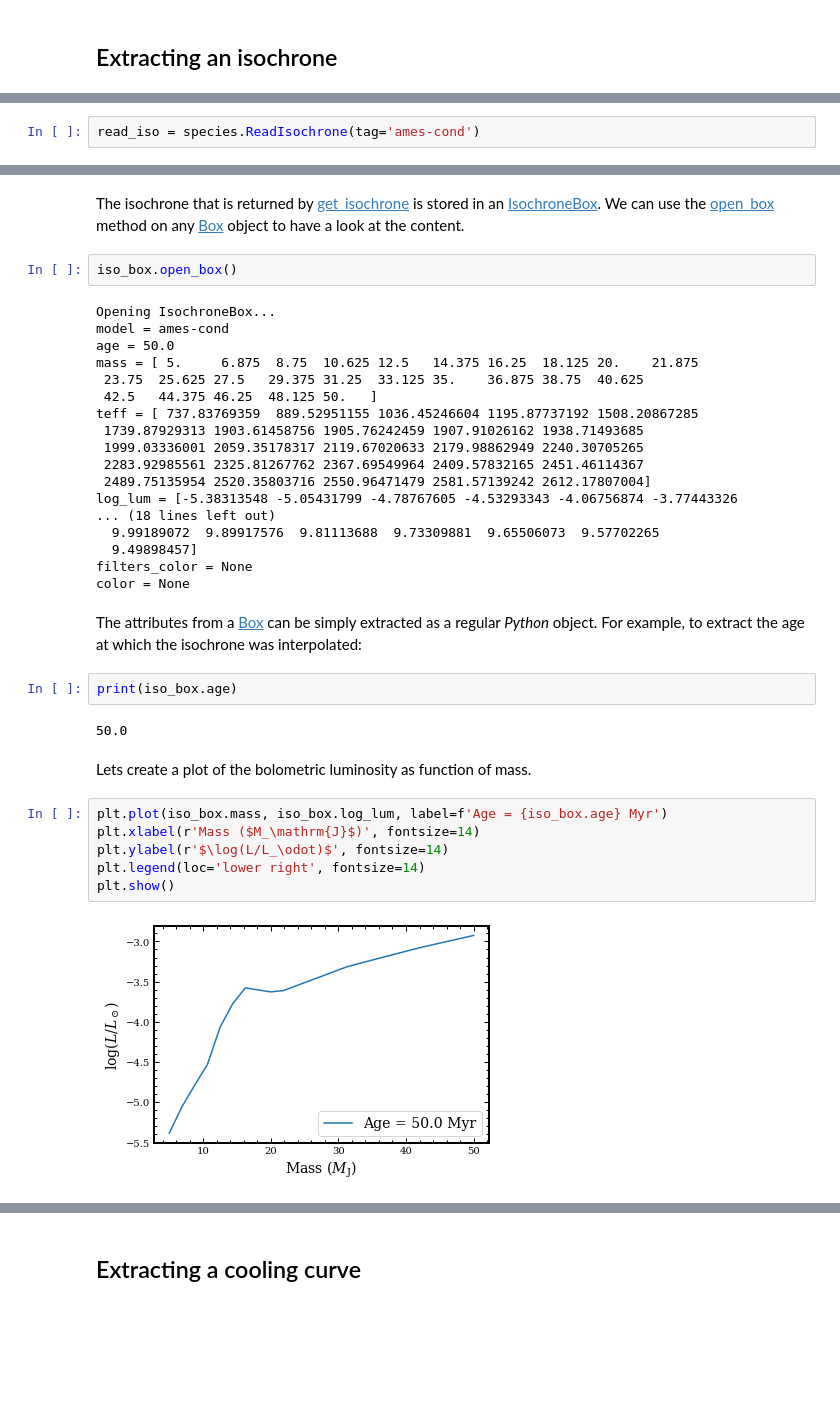
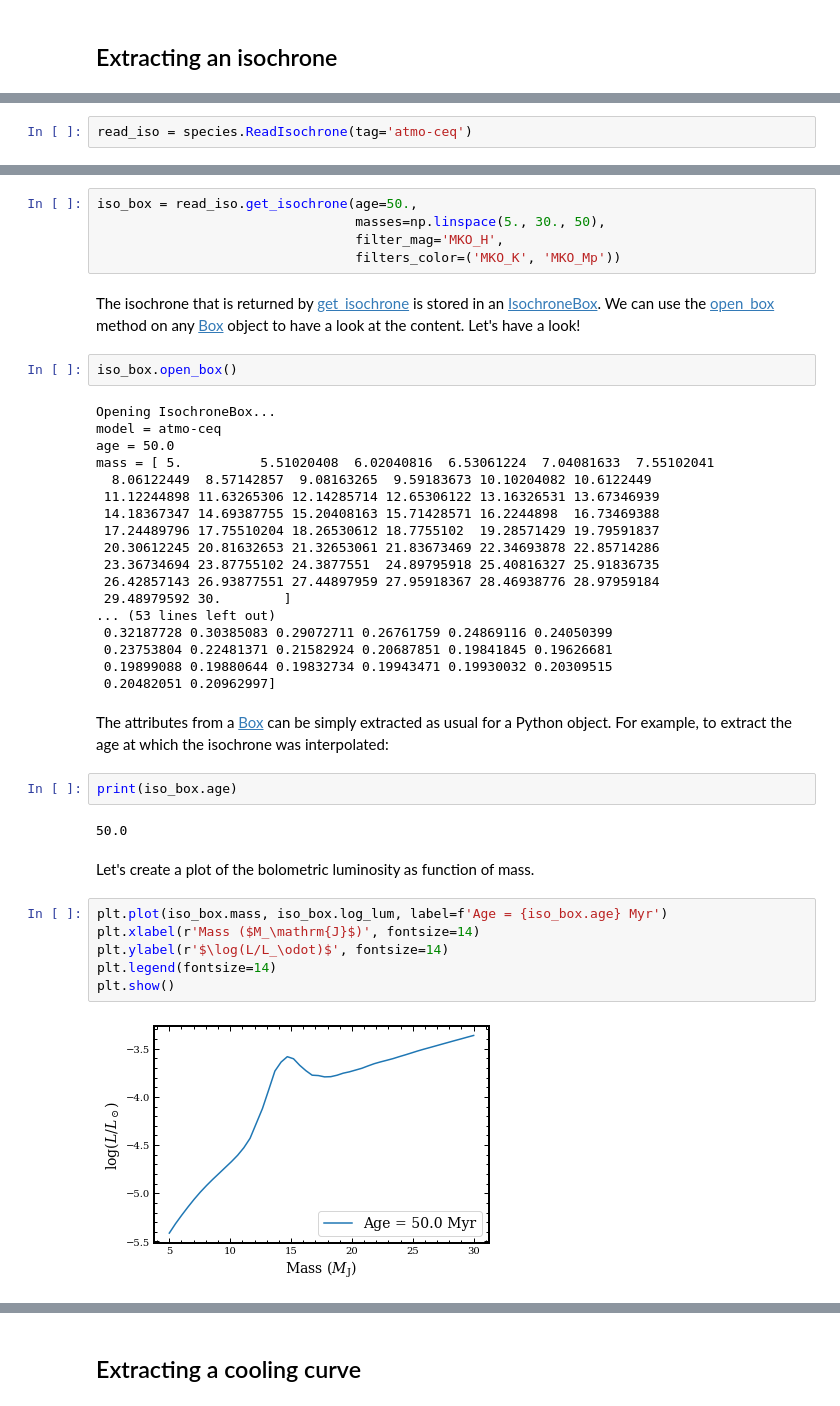
Before and after one commit to tomasstolker/species, a Jupyter notebook: docs/tutorials/read_isochrone.ipynb, the cells around one changed output, grey strips where cells are left out. Drawn from its saved outputs; the diff is of its cells as text; blank space fills up the shorter version.

```diff
--- a/docs/tutorials/read_isochrone.ipynb
+++ b/docs/tutorials/read_isochrone.ipynb
@@ -46,2 +50,2 @@ We can now read the evolutionary data from the database by creating an instance
 # %%
-read_iso = species.ReadIsochrone(tag='ames-cond')
+read_iso = species.ReadIsochrone(tag='atmo-ceq')
@@ -55,38 +60,43 @@ iso_box = read_iso.get_isochrone(age=50.,
+# %%
+iso_box = read_iso.get_isochrone(age=50.,
+                                 masses=np.linspace(5., 30., 50),
+                                 filter_mag='MKO_H',
+                                 filters_color=('MKO_K', 'MKO_Mp'))
 # %% [markdown]
-The isochrone that is returned by [get_isochrone](https://species.readthedocs.io/en/latest/species.read.html#species.read.read_isochrone.ReadIsochrone.get_isochrone) is stored in an [IsochroneBox](https://species.readthedocs.io/en/latest/species.core.html#species.core.box.IsochroneBox). We can use the [open_box](https://species.readthedocs.io/en/latest/species.core.html#species.core.box.Box.open_box) method on any [Box](https://species.readthedocs.io/en/latest/species.core.html#species.core.box.Box) object to have a look at the content.
+The isochrone that is returned by [get_isochrone](https://species.readthedocs.io/en/latest/species.read.html#species.read.read_isochrone.ReadIsochrone.get_isochrone) is stored in an [IsochroneBox](https://species.readthedocs.io/en/latest/species.core.html#species.core.box.IsochroneBox). We can use the [open_box](https://species.readthedocs.io/en/latest/species.core.html#species.core.box.Box.open_box) method on any [Box](https://species.readthedocs.io/en/latest/species.core.html#species.core.box.Box) object to have a look at the content. Let's have a look!
 # %%
 iso_box.open_box()
 # %% [output]
 Opening IsochroneBox...
-model = ames-cond
+model = atmo-ceq
 age = 50.0
-mass = [ 5.     6.875  8.75  10.625 12.5   14.375 16.25  18.125 20.    21.875
- 23.75  25.625 27.5   29.375 31.25  33.125 35.    36.875 38.75  40.625
- 42.5   44.375 46.25  48.125 50.   ]
-teff = [ 737.83769359  889.52951155 1036.45246604 1195.87737192 1508.20867285
- 1739.87929313 1903.61458756 1905.76242459 1907.91026162 1938.71493685
- 1999.03336001 2059.35178317 2119.67020633 2179.98862949 2240.30705265
- 2283.92985561 2325.81267762 2367.69549964 2409.57832165 2451.46114367
- 2489.75135954 2520.35803716 2550.96471479 2581.57139242 2612.17807004]
-log_lum = [-5.38313548 -5.05431799 -4.78767605 -4.53293343 -4.06756874 -3.77443326
-... (18 lines left out)
-  9.99189072  9.89917576  9.81113688  9.73309881  9.65506073  9.57702265
-  9.49898457]
-filters_color = None
-color = None
+mass = [ 5.          5.51020408  6.02040816  6.53061224  7.04081633  7.55102041
+  8.06122449  8.57142857  9.08163265  9.59183673 10.10204082 10.6122449
+ 11.12244898 11.63265306 12.14285714 12.65306122 13.16326531 13.67346939
+ 14.18367347 14.69387755 15.20408163 15.71428571 16.2244898  16.73469388
+ 17.24489796 17.75510204 18.26530612 18.7755102  19.28571429 19.79591837
+ 20.30612245 20.81632653 21.32653061 21.83673469 22.34693878 22.85714286
+ 23.36734694 23.87755102 24.3877551  24.89795918 25.40816327 25.91836735
+ 26.42857143 26.93877551 27.44897959 27.95918367 28.46938776 28.97959184
+ 29.48979592 30.        ]
+... (53 lines left out)
+ 0.32187728 0.30385083 0.29072711 0.26761759 0.24869116 0.24050399
+ 0.23753804 0.22481371 0.21582924 0.20687851 0.19841845 0.19626681
+ 0.19899088 0.19880644 0.19832734 0.19943471 0.19930032 0.20309515
+ 0.20482051 0.20962997]
 # %% [markdown]
-The attributes from a [Box](https://species.readthedocs.io/en/latest/species.core.html#species.core.box.Box) can be simply extracted as a regular *Python* object. For example, to extract the age at which the isochrone was interpolated:
+The attributes from a [Box](https://species.readthedocs.io/en/latest/species.core.html#species.core.box.Box) can be simply extracted as usual for a Python object. For example, to extract the age at which the isochrone was interpolated:
 # %%
 print(iso_box.age)
 # %% [output]
 50.0
 # %% [markdown]
-Lets create a plot of the bolometric luminosity as function of mass.
+Let's create a plot of the bolometric luminosity as function of mass.
 # %%
 plt.plot(iso_box.mass, iso_box.log_lum, label=f'Age = {iso_box.age} Myr')
 plt.xlabel(r'Mass ($M_\mathrm{J}$)', fontsize=14)
 plt.ylabel(r'$\log(L/L_\odot)$', fontsize=14)
-plt.legend(loc='lower right', fontsize=14)
+plt.legend(fontsize=14)
 plt.show()
 # %% [output]
-[figure, old version]
+[figure, new version]
```
Also changed, not shown: parts of 34 cells of this notebook, 11 other files.
